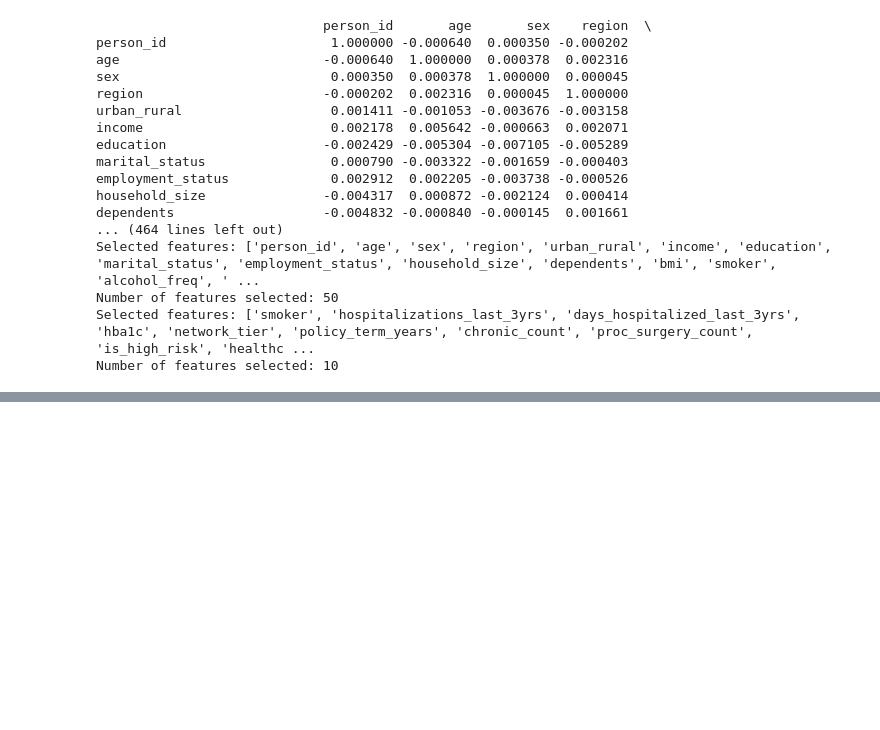
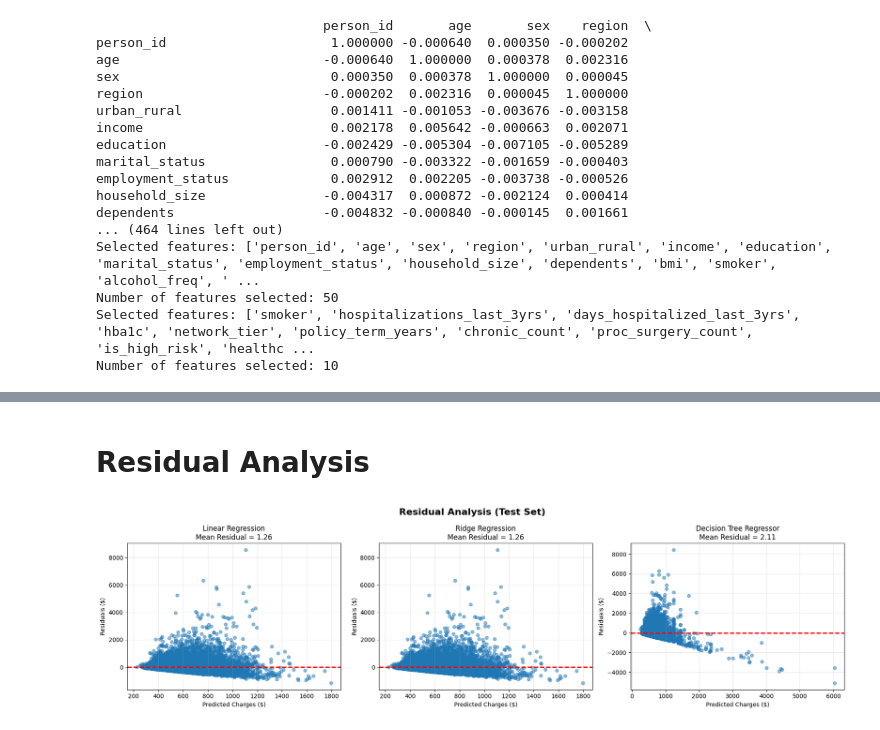
Before and after one commit to qlfzn/insurance-cost-prediction, a Jupyter notebook: eda.ipynb, the cells around one changed output, grey strips where cells are left out. Saved outputs shown, nothing was run; the diff lists cells and outputs as text; code cells hidden in the pictures; blank space fills up the shorter version.

```diff
--- a/eda.ipynb
+++ b/eda.ipynb
@@ -325,0 +587,22 @@ Number of features selected: 10
+# %% [markdown]
+# Residual Analysis
+# %%
+fig, axes = plt.subplots(1, 3, figsize=(18, 5))
+fig.suptitle('Residual Analysis (Test Set)', fontsize=16, fontweight='bold')
+
+for idx, (name, ax) in enumerate(zip(models.keys(), axes.flat)):
+    y_pred = results[name]['y_pred_test']
+    residuals = y_test - y_pred
+
+    ax.scatter(y_pred, residuals, alpha=0.5, s=30)
+    ax.axhline(y=0, color='r', linestyle='--', lw=2)
+    ax.set_xlabel('Predicted Charges ($)')
+    ax.set_ylabel('Residuals ($)')
+    ax.set_title(f'{name}\nMean Residual = {residuals.mean():.2f}')
+    ax.grid(True, alpha=0.3)
+
+plt.tight_layout()
+plt.savefig('residual_analysis.png', dpi=300, bbox_inches='tight')
+plt.show()
+# %% [output]
+[figure, added]
```
Also changed, not shown: parts of 16 cells of this notebook.
